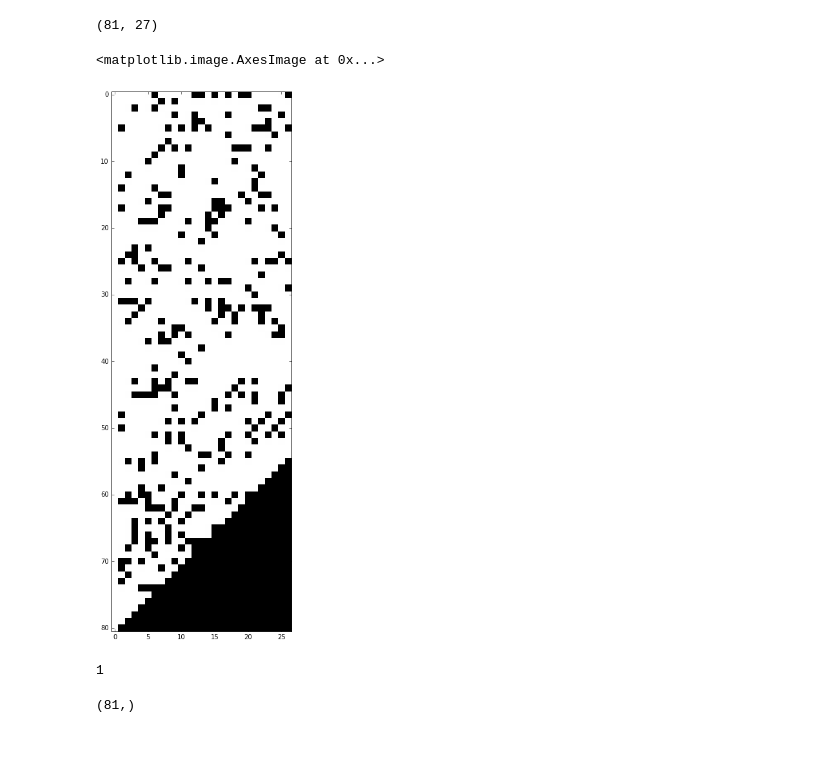
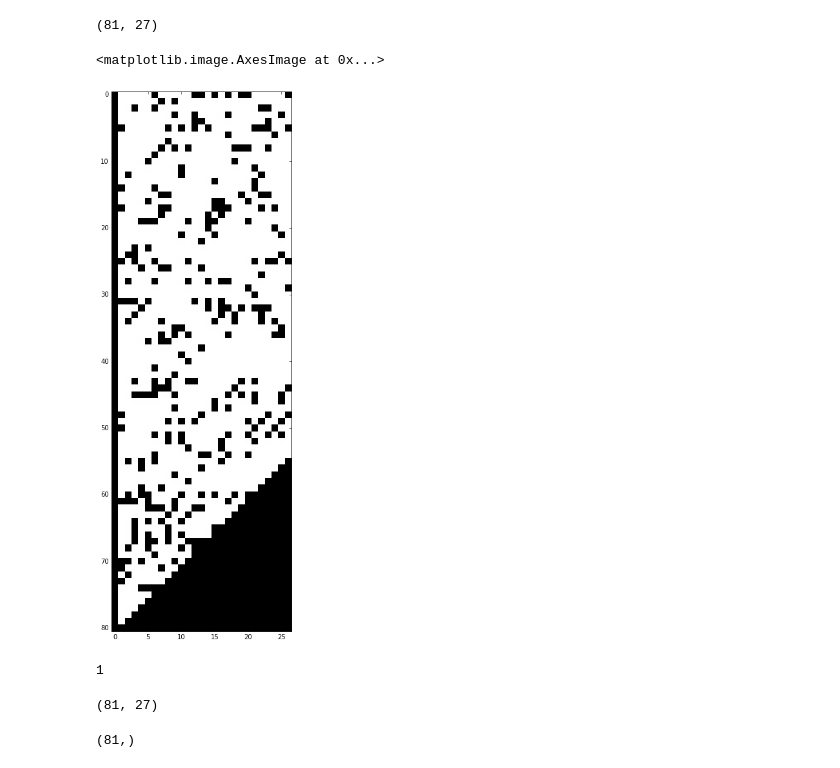
Before and after one commit to remenska/Clique-on-a-GPU, a Jupyter notebook: Correlations.ipynb, the cells around one changed output. Cells and saved outputs as stored; diff of their text form; code cells hidden in the pictures.

```diff
--- a/Correlations.ipynb
+++ b/Correlations.ipynb
@@ -26,30 +26,34 @@ check.shape
 # %%
 # let's do it again, recalculate ground truth
 # 54 is the last row where there is a "full==27" sliding window to check in the future (54+27=81).
 # That's why there is black triangle at the bottom. In a continuous sliding window, this wouldn't be there
 # This is with N=81, sliding window = 27. Block_size=9 (3x3)
 x = np.load("./x.pkl.npy")
 y = np.load("./y.pkl.npy")
 z = np.load("./z.pkl.npy")
 ct = np.load("./ct.pkl.npy")
 check1 = np.zeros_like(correlations)
 sliding_window = check1.shape[1]
 for i in range(check1.shape[0]):
     for j in range(i , max(sliding_window + i, sliding_window)):
         if j < check1.shape[0]:
-            if (ct[i]-ct[j])**2 <= (x[i]-x[j])**2  + (y[i] - y[j])**2 + (z[i] - z[j])**2:
+            if (ct[i]-ct[j])**2 < (x[i]-x[j])**2  + (y[i] - y[j])**2 + (z[i] - z[j])**2:
                 check1[i, j-i] = 1
 
 fig, ax = plt.subplots(figsize=(15, 15))
 ax.imshow(check1, cmap="gray", interpolation="none")
 # %% [output]
 <matplotlib.image.AxesImage at 0x...>
-[figure, old version]
+[figure, new version]
 # %%
 N = check.shape[0]
 np.abs(check - check1).max()
 # %% [output]
 1
+# %%
+check1.shape
+# %% [output]
+(81, 27)
 # %%
 x.shape
 # %% [output]
```
Also changed, not shown: 1 other file.
